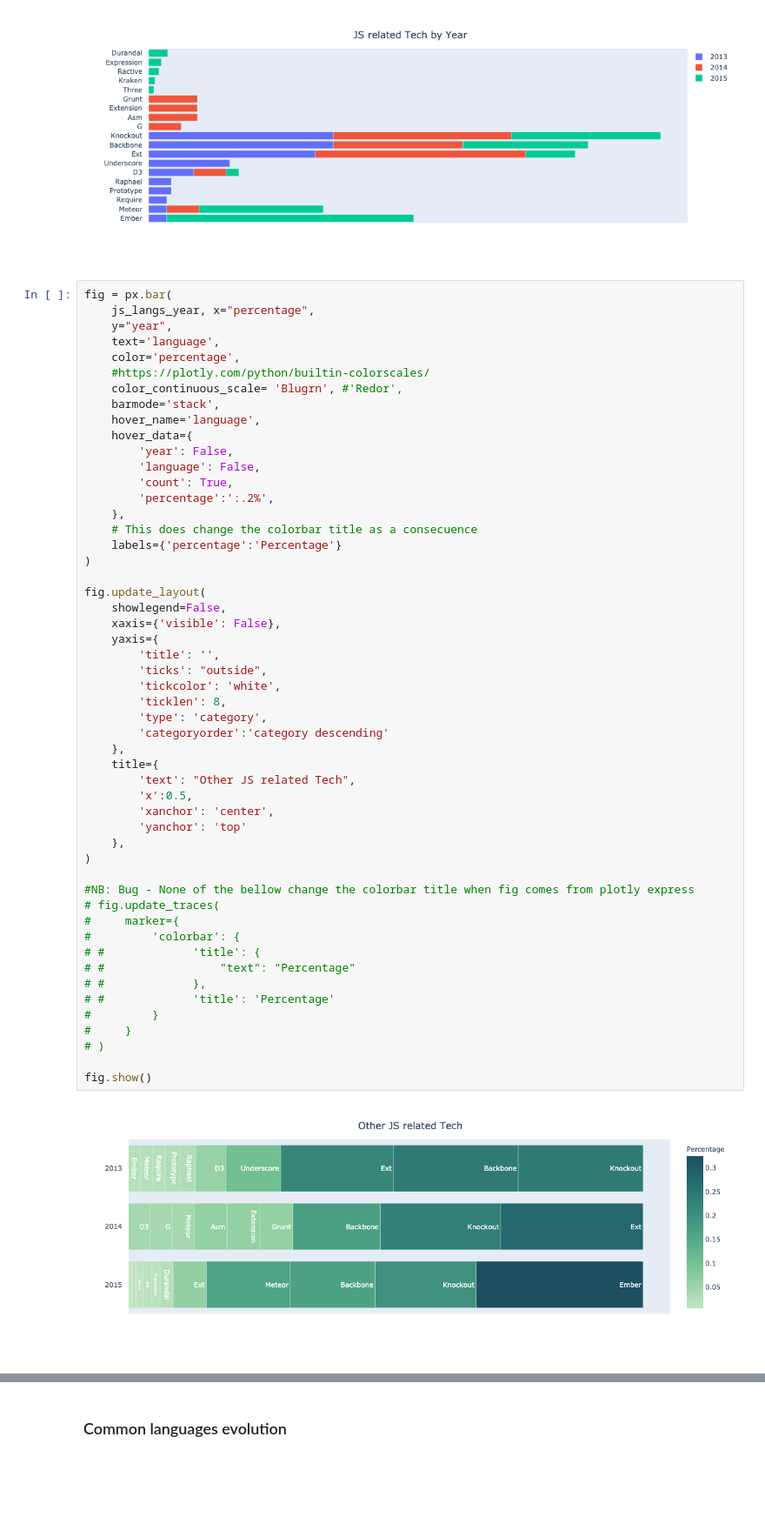
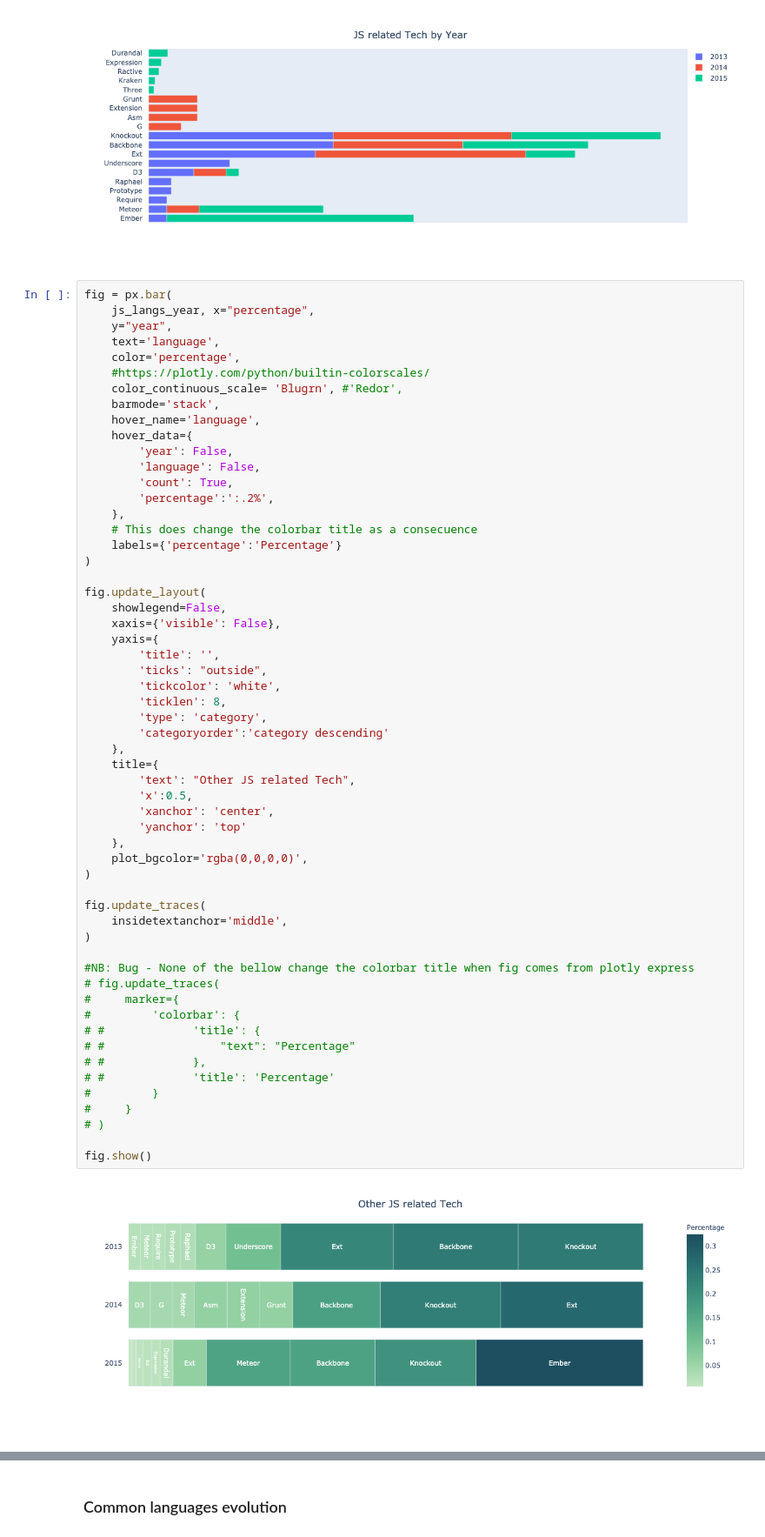
Before and after one commit to IsmaelMasharo/stack-overflow-survey-analysis, a Jupyter notebook: survey_etl.ipynb, the cells around one changed output, grey strips where cells are left out. Shown at 87% size. Cells and saved outputs as stored; diff of their text form; blank space fills up the shorter version.

```diff
--- a/survey_etl.ipynb
+++ b/survey_etl.ipynb
@@ -224,31 +224,36 @@ fig.update_layout(
     yaxis={
         'title': '',
         'ticks': "outside",
         'tickcolor': 'white',
         'ticklen': 8,
         'type': 'category',
         'categoryorder':'category descending'
     },
     title={
         'text': "Other JS related Tech",
         'x':0.5,
         'xanchor': 'center',
         'yanchor': 'top'
     },
+    plot_bgcolor='rgba(0,0,0,0)',
+)
+
+fig.update_traces(
+    insidetextanchor='middle',
 )
 
 #NB: Bug - None of the bellow change the colorbar title when fig comes from plotly express
 # fig.update_traces(
 #     marker={
 #         'colorbar': {
 # #             'title': {
 # #                 "text": "Percentage"
 # #             },
 # #             'title': 'Percentage'
 #         }
 #     }
 # )
 
 fig.show()
 # %% [output]
-[figure, old version]
+[figure, new version]
```
Also changed, not shown: parts of 3 cells of this notebook.
